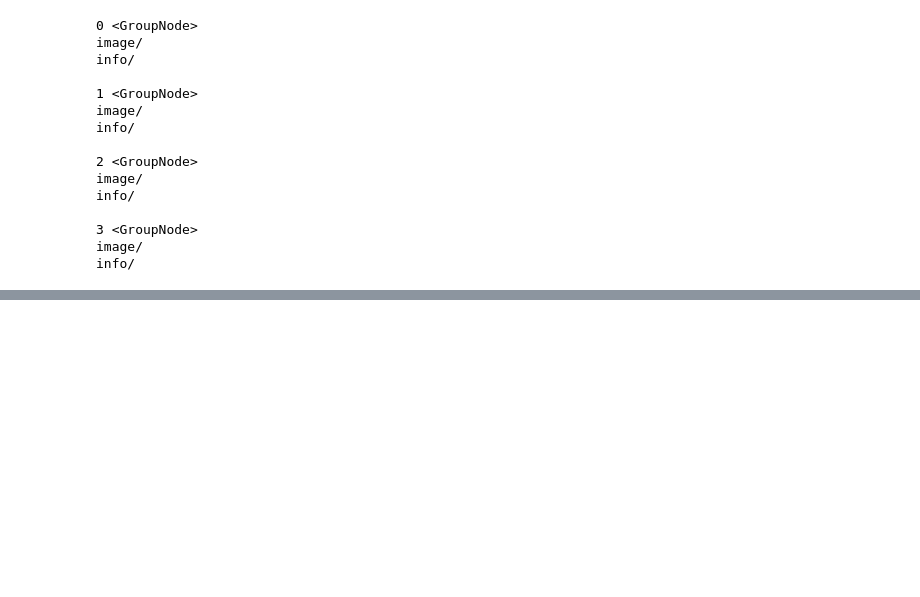
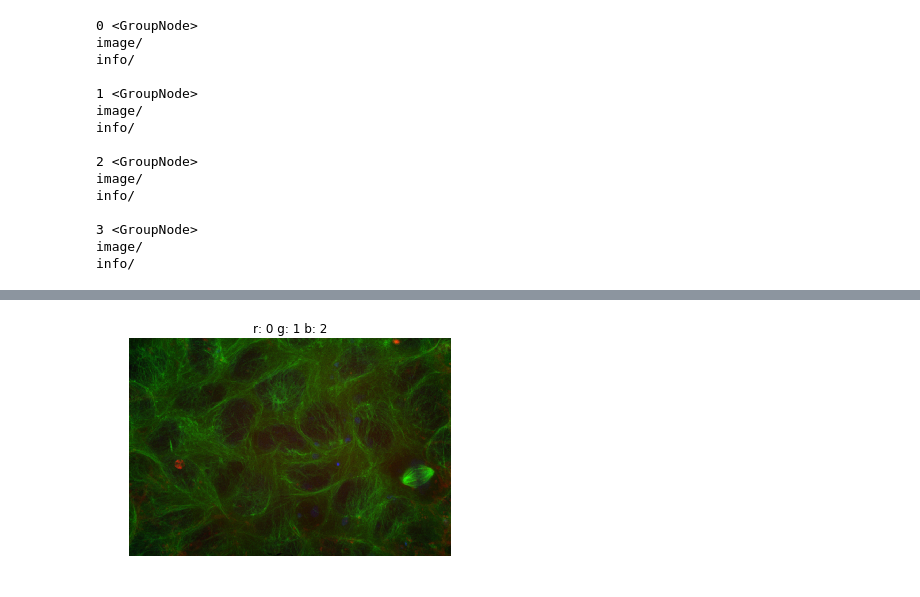
Before and after one commit to AllenCellModeling/QuiltLoader, a Jupyter notebook: loaders.ipynb, the cells around one changed output, grey strips where cells are left out. Saved outputs shown, nothing was run; the diff lists cells and outputs as text; code cells hidden in the pictures; blank space fills up the shorter version.

```diff
--- a/loaders.ipynb
+++ b/loaders.ipynb
@@ -106 +115,5 @@ ql.display_channels(img)
+# %%
+ql.display_rgb(img)
+# %% [output]
+[figure, added]
 # %%
```
Also changed, not shown: parts of 14 cells of this notebook, 2 other files.
